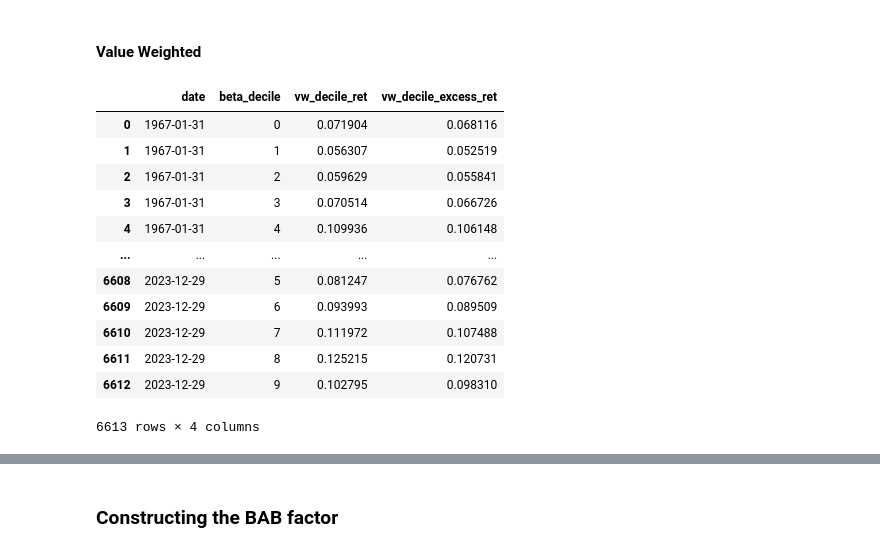
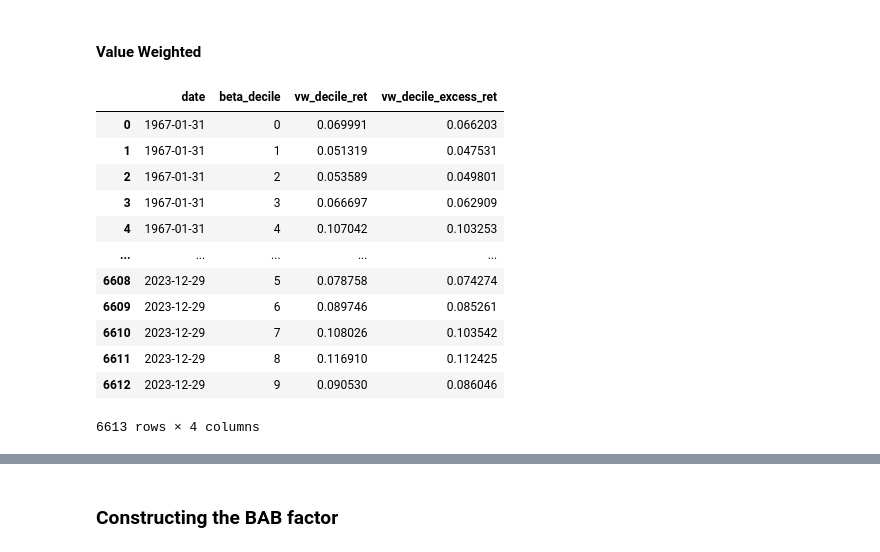
Before and after one commit to ekaterina-borisova/Investments_Project, a Jupyter notebook: project.ipynb, the cells around one changed output, grey strips where cells are left out. Saved outputs shown, nothing was run; the diff lists cells and outputs as text; code cells hidden in the pictures.

```diff
--- a/project.ipynb
+++ b/project.ipynb
@@ -87,3 +87,7 @@ data_bab
 | 1439406 | 93423 | 2023-12-29 | 11 | 1 | 7389 | 0.007229 | 83537.0 | 25.080 | 2095107.960 | 2537102.050 | 0.004484 | ... |
 | 1439407 | 93426 | 2023-12-29 | 11 | 1 | 3676 | 0.117416 | 12510.0 | 34.070 | 426215.700 | 155670.900 | 0.004484 | ... |
 1321753 rows × 16 columns
+# %%
+data_bab=data_bab.sort_values(['permno','date']).reset_index(drop=True)
+data_bab['mcap_l'] = data_bab['mcap'].shift(1)
+data_bab
@@ -90,3 +108,5 @@ data_bab
+# %%
+data_bab = data_bab.dropna(subset=['mcap_l','Rn_e','Rm_e']).copy()
 # %% [markdown]
 ### Time-varying market Beta
 # %%
@@ -160,29 +180,29 @@ plt.bar(['D'+ str(x) for x in np.arange(1,11)], ret_ew.groupby('beta_decile')['e
 # %%
 data_bab = data_bab.dropna(subset='beta').copy()
 data_bab['beta_decile'] = data_bab.groupby('date')['beta'].transform(lambda x: pd.qcut(x, 10,labels=False, duplicates='drop'))
 
 # Compute weights for value-weighted portfolios
-data_bab['vw_decile'] = data_bab['mcap'] / data_bab.groupby(['date','beta_decile'])['mcap'].transform('sum')
+data_bab['vw_decile'] = data_bab['mcap_l'] / data_bab.groupby(['date','beta_decile'])['mcap_l'].transform('sum')
 # Compute returns for each portfolio
 data_bab['vw_decile_ret'] = data_bab['vw_decile'] * data_bab['Rn']
 data_bab['vw_decile_excess_ret'] = data_bab['vw_decile'] * data_bab['Rn_e']
 ret_vw = data_bab.groupby(['date','beta_decile'])['vw_decile_ret'].sum().reset_index()
 vw_decile_excess_ret = data_bab.groupby(['date', 'beta_decile'])['vw_decile_excess_ret'].sum().reset_index(name='vw_decile_excess_ret')
 ret_vw = ret_vw.merge(vw_decile_excess_ret, on=['date', 'beta_decile'])
 ret_vw
 # %% [output]
 |  | date | beta_decile | vw_decile_ret | vw_decile_excess_ret |
-| 0 | 1967-01-31 | 0 | 0.071904 | 0.068116 |
-| 1 | 1967-01-31 | 1 | 0.056307 | 0.052519 |
-| 2 | 1967-01-31 | 2 | 0.059629 | 0.055841 |
-| 3 | 1967-01-31 | 3 | 0.070514 | 0.066726 |
-| 4 | 1967-01-31 | 4 | 0.109936 | 0.106148 |
+| 0 | 1967-01-31 | 0 | 0.069991 | 0.066203 |
+| 1 | 1967-01-31 | 1 | 0.051319 | 0.047531 |
+| 2 | 1967-01-31 | 2 | 0.053589 | 0.049801 |
+| 3 | 1967-01-31 | 3 | 0.066697 | 0.062909 |
+| 4 | 1967-01-31 | 4 | 0.107042 | 0.103253 |
 | ... | ... | ... | ... | ... |
-| 6608 | 2023-12-29 | 5 | 0.081247 | 0.076762 |
-| 6609 | 2023-12-29 | 6 | 0.093993 | 0.089509 |
-| 6610 | 2023-12-29 | 7 | 0.111972 | 0.107488 |
-| 6611 | 2023-12-29 | 8 | 0.125215 | 0.120731 |
-| 6612 | 2023-12-29 | 9 | 0.102795 | 0.098310 |
+| 6608 | 2023-12-29 | 5 | 0.078758 | 0.074274 |
+| 6609 | 2023-12-29 | 6 | 0.089746 | 0.085261 |
+| 6610 | 2023-12-29 | 7 | 0.108026 | 0.103542 |
+| 6611 | 2023-12-29 | 8 | 0.116910 | 0.112425 |
+| 6612 | 2023-12-29 | 9 | 0.090530 | 0.086046 |
 6613 rows × 4 columns
 # %%
 plt.bar(['D'+ str(x) for x in np.arange(1,11)], ret_vw.groupby('beta_decile')['vw_decile_ret'].mean()*12),plt.title('Value-Weighted Deciles | Annualized Portfolio Mean'), plt.show()
```
Also changed, not shown: parts of 5 cells of this notebook.
